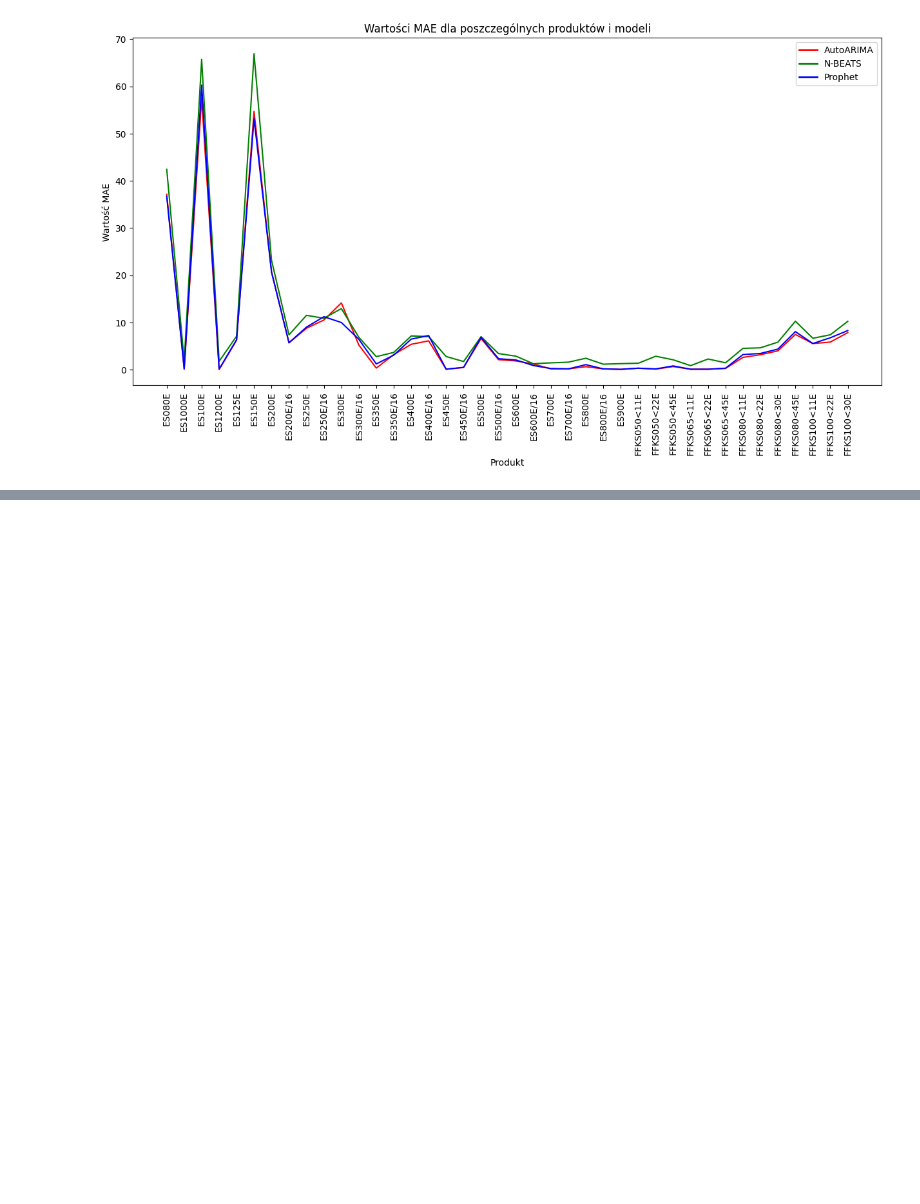
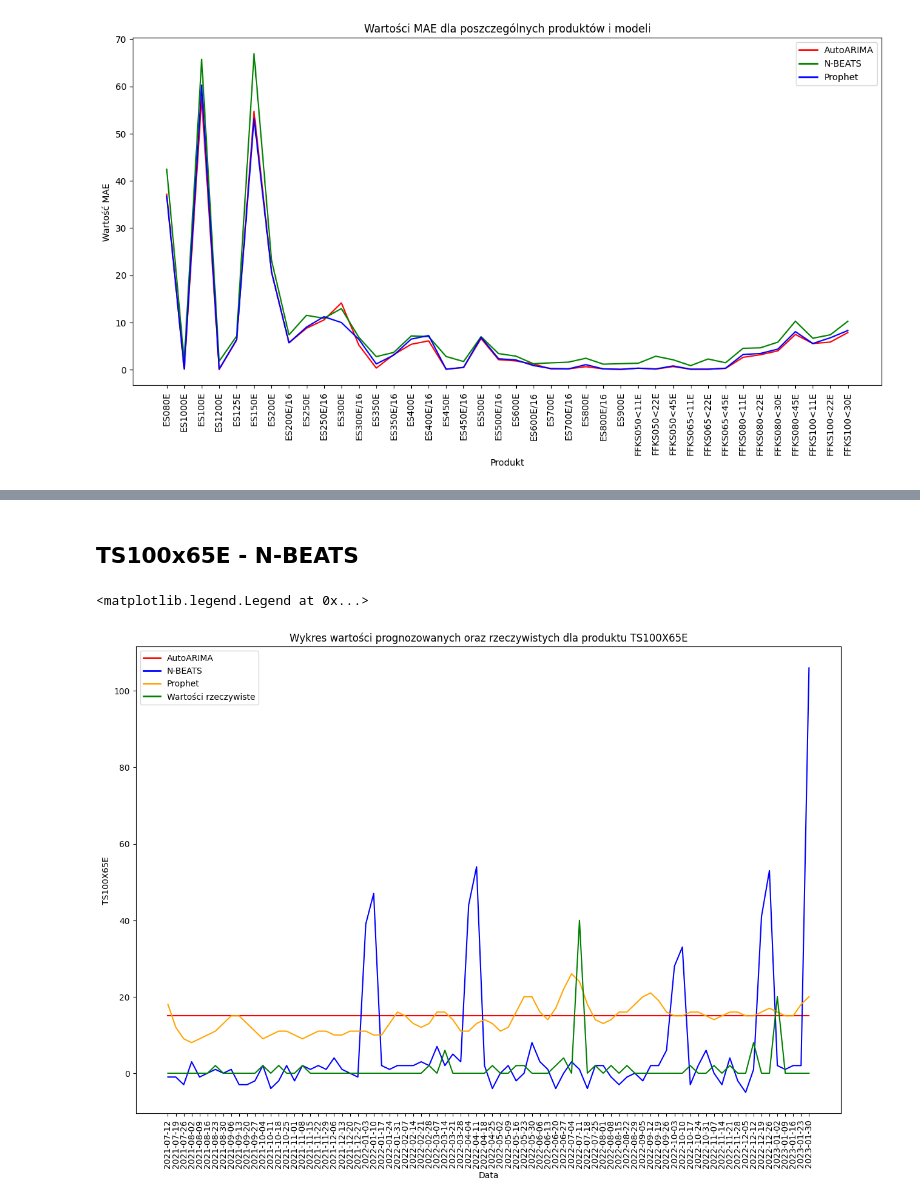
Before and after one commit to M-Kacprowicz/forecasting-tool, a Jupyter notebook: visualisation.ipynb, the cells around one changed output, grey strips where cells are left out. Drawn from its saved outputs; the diff is of its cells as text; code cells hidden in the pictures; blank space fills up the shorter version.

```diff
--- a/visualisation.ipynb
+++ b/visualisation.ipynb
@@ -229,0 +292,19 @@ plt.legend(custom_legend, ['AutoARIMA', 'N-BEATS', 'Prophet'])
+# %% [markdown]
+## TS100x65E - N-BEATS
+# %%
+plt.figure(figsize=(15,10))
+plt.title('Wykres wartości prognozowanych oraz rzeczywistych dla produktu TS100X65E')
+plt.xticks(rotation = 90)
+sns.lineplot(data = arima_results, x='Data', y='TS100X65E', color = 'red')
+sns.lineplot(data = nbeats_results, x='Data', y='TS100X65E', color = 'blue')
+sns.lineplot(data = prophet_results, x='Data', y='TS100X65E', color = 'orange')
+sns.lineplot(data = test_data, x='Data', y='TS100X65E', color = 'green')
+
+custom_legend = [Line2D([0], [0], color='red', lw=2),
+                 Line2D([0], [0], color='blue', lw=2),
+                 Line2D([0], [0], color='orange', lw=2),
+                 Line2D([0], [0], color='green', lw=2)]
+plt.legend(custom_legend, ['AutoARIMA', 'N-BEATS', 'Prophet', 'Wartości rzeczywiste'])
+# %% [output]
+<matplotlib.legend.Legend at 0x...>
+[figure, added]
```
Also changed, not shown: parts of 10 cells of this notebook.
